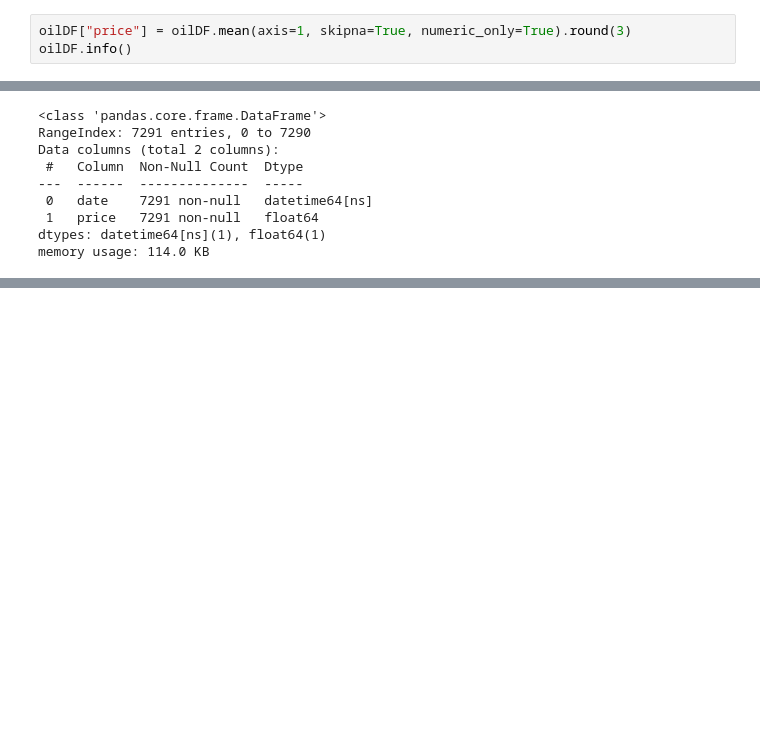
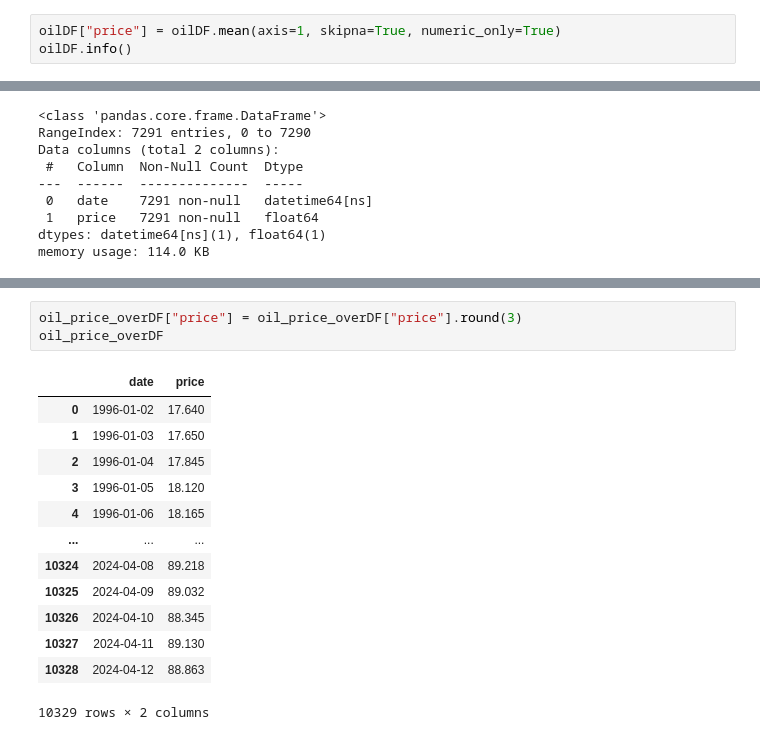
Before and after one commit to zeeenoo11/KDT5_Web_basic_Project, a Jupyter notebook: 이현길/oil_concat.ipynb, the cells around one changed output, grey strips where cells are left out. Drawn from its saved outputs; the diff is of its cells as text; blank space fills up the shorter version.

```diff
--- a/이현길/oil_concat.ipynb
+++ b/이현길/oil_concat.ipynb
@@ -32,7 +32,7 @@ Data columns (total 5 columns):
 dtypes: datetime64[ns](1), float64(4)
 memory usage: 284.9 KB
 # %%
-oilDF["price"] = oilDF.mean(axis=1, skipna=True, numeric_only=True).round(3)
+oilDF["price"] = oilDF.mean(axis=1, skipna=True, numeric_only=True)
 oilDF.info()
 # %% [output]
 <class 'pandas.core.frame.DataFrame'>
@@ -64,3 +99,20 @@ memory usage: 114.0 KB
+# %%
+oil_price_overDF["price"] = oil_price_overDF["price"].round(3)
+oil_price_overDF
+# %% [output]
+|  | date | price |
+| 0 | 1996-01-02 | 17.640 |
+| 1 | 1996-01-03 | 17.650 |
+| 2 | 1996-01-04 | 17.845 |
+| 3 | 1996-01-05 | 18.120 |
+| 4 | 1996-01-06 | 18.165 |
+| ... | ... | ... |
+| 10324 | 2024-04-08 | 89.218 |
+| 10325 | 2024-04-09 | 89.032 |
+| 10326 | 2024-04-10 | 88.345 |
+| 10327 | 2024-04-11 | 89.130 |
+| 10328 | 2024-04-12 | 88.863 |
+10329 rows × 2 columns
 # %%
 import matplotlib.pyplot as plt
 
```
Also changed, not shown: parts of 5 cells of this notebook, 3 other files.
